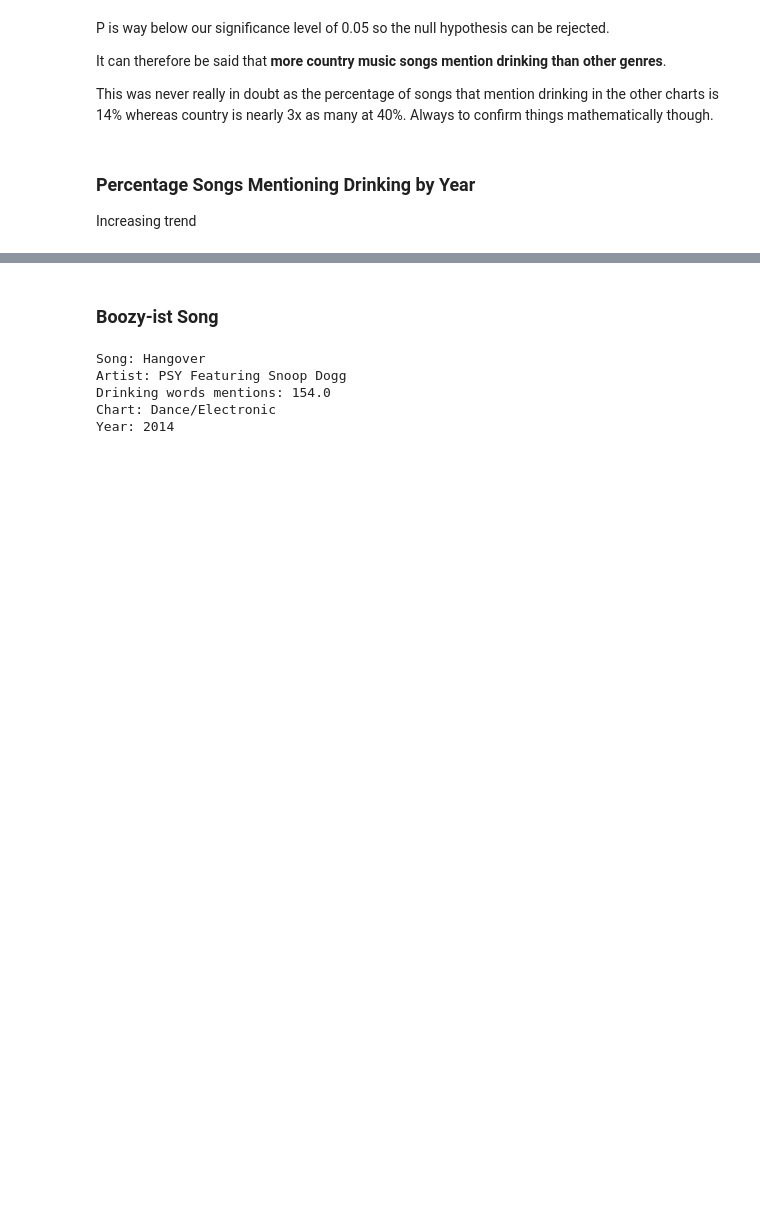
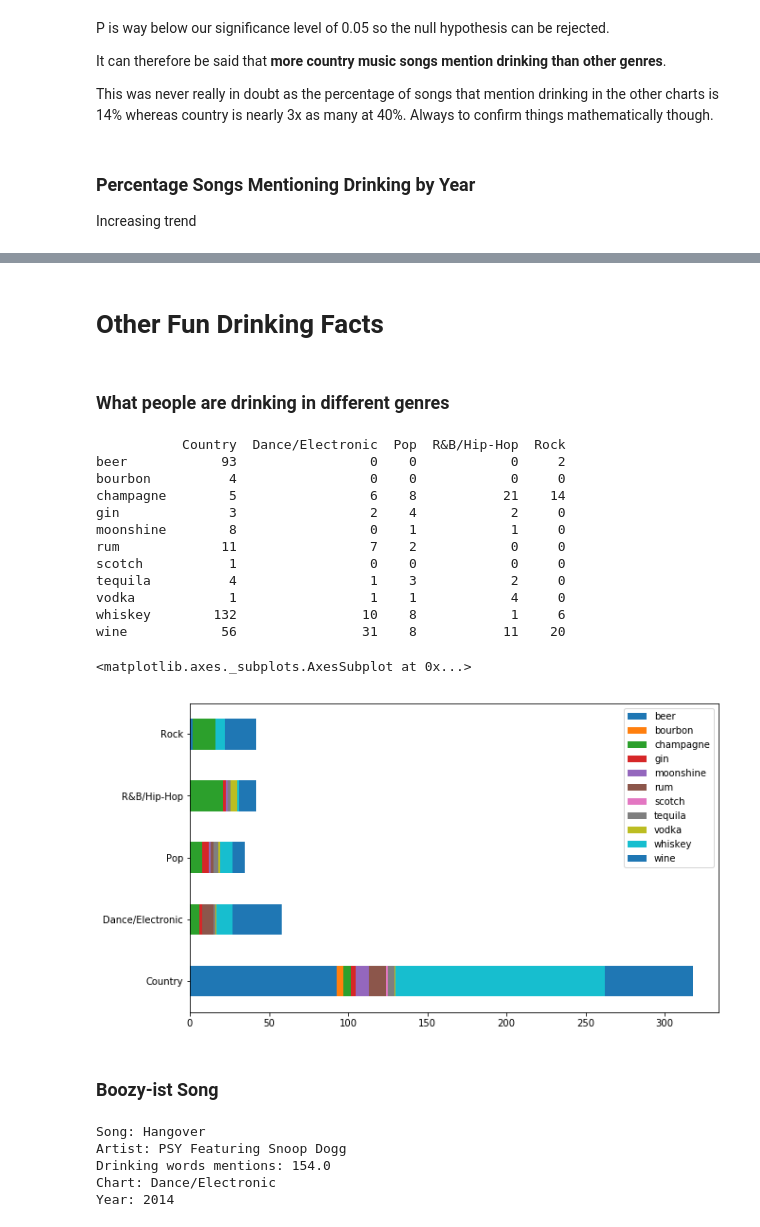
Before and after one commit to MarkMacArdle/music_by_genre_analysis, a Jupyter notebook: analysis.ipynb, the cells around one changed output, grey strips where cells are left out. Drawn from its saved outputs; the diff is of its cells as text; code cells hidden in the pictures; blank space fills up the shorter version.

```diff
--- a/analysis.ipynb
+++ b/analysis.ipynb
@@ -458,6 +446,66 @@ year
 dtype: float64
 <matplotlib.axes._subplots.AxesSubplot at 0x...>
 [figure]
+# %% [markdown]
+# Other Fun Drinking Facts
+# %% [markdown]
+### What people are drinking in different genres
+# %%
+#drink types with > 1 mention used.
+drinkTypesDict = {'beer':0,
+                  'whiskey':0,
+                  'tequila':0,
+                  'vodka':0,
+                  'wine':0,
+                  'rum':0,
+                  'moonshine':0,
+                  'gin':0,
+                  'champagne': 0,
+                  'bourbon':0,
+                  'scotch': 0
+                 }
+
+drinkTypesDf = pd.DataFrame({'Country':drinkTypesDict,
+                             'Rock':drinkTypesDict,
+                             'Pop':drinkTypesDict,
+                             'Dance/Electronic':drinkTypesDict,
+                             'R&B/Hip-Hop':drinkTypesDict})
+def countDrinkTypes(row):
+    try:
+        if pd.isnull(row.lemmasAndTags): #causes an ValueError when lines is an array (eg [[x], [y]])
+            return
+    except ValueError:
+        pass
+
+    for lemmaAndTag in row.lemmasAndTags:
+        #lemmaAndTag is tuple in form (lemma, tag) so first item is the lemma
+        if lemmaAndTag[0] in drinkTypesDict.keys() and row.chart in drinkTypesDf.columns:
+            drinkTypesDf.loc[lemmaAndTag[0], row.chart] = drinkTypesDf.loc[lemmaAndTag[0], row.chart] + 1
+    return
+
+chartsDf.apply(countDrinkTypes, axis=1)
+
+drinkTypesDf.to_csv('drink_types_by_genre.csv',
+                    index=True,
+                    encoding='utf-8')
+
+print(drinkTypesDf)
+drinkTypesDf.transpose().plot(kind='barh', stacked=True, figsize=(10, 6))
+# %% [output]
+           Country  Dance/Electronic  Pop  R&B/Hip-Hop  Rock
+beer            93                 0    0            0     2
+bourbon          4                 0    0            0     0
+champagne        5                 6    8           21    14
+gin              3                 2    4            2     0
+moonshine        8                 0    1            1     0
+rum             11                 7    2            0     0
+scotch           1                 0    0            0     0
+tequila          4                 1    3            2     0
+vodka            1                 1    1            4     0
+whiskey        132                10    8            1     6
+wine            56                31    8           11    20
+<matplotlib.axes._subplots.AxesSubplot at 0x...>
+[figure, added]
 # %% [markdown]
 ### Boozy-ist Song
 # %%
```
Also changed, not shown: parts of 10 cells of this notebook, 4 other files.
